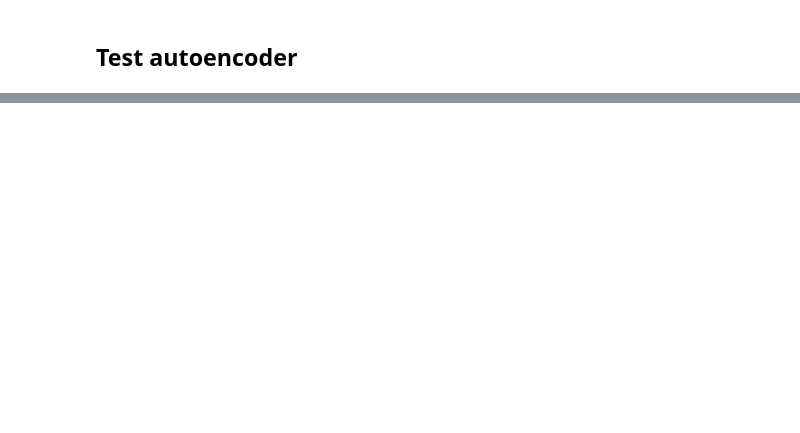
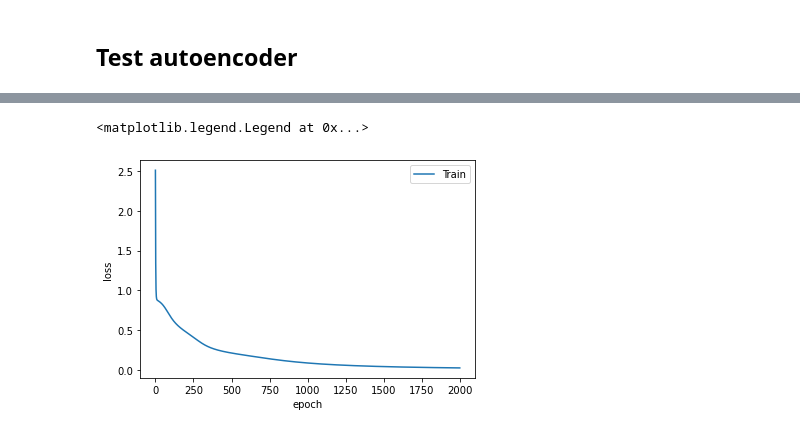
Before and after one commit to maggietsui/Project3, a Jupyter notebook: Maggie_Tsui_BMI203_HW3.ipynb, the cells around one changed output, grey strips where cells are left out. Drawn from its saved outputs; the diff is of its cells as text; code cells hidden in the pictures; blank space fills up the shorter version.

```diff
--- a/Maggie_Tsui_BMI203_HW3.ipynb
+++ b/Maggie_Tsui_BMI203_HW3.ipynb
@@ -381,0 +370,3 @@ test = new_data[800:1000]
+# %%
+train = [[list(i),list(i)] for i in identity]
+train
@@ -382,15 +390,23 @@ test = new_data[800:1000]
 # %%
 nn = NeuralNetwork([[8,3, "sigmoid",0], [3,8, "sigmoid",0]])
-nn.lr = 0.08
-# %%
-df = nn.fit(training = train, validation = test, n_epochs=100)
+# %%
+losses = pd.DataFrame(columns = ['Epoch', 'Train'])
+nn.lr = 0.3
+for epoch in range(2000):
+    if epoch == 5000:
+        nn.lr = 0.05
+    loss = nn.fit(train)
+    losses = losses.append({'Epoch' : epoch, 'Train' : loss}, ignore_index=True)
 # %%
 import matplotlib.pyplot as plt
 fig,ax = plt.subplots()
 
-for name in ['Train','Validation']:
-    ax.plot(df['Epoch'],df[name], label=name)
+for name in ['Train']:
+    ax.plot(losses['Epoch'],losses[name], label=name)
 
 ax.set_xlabel("epoch")
 ax.set_ylabel("loss")
 ax.legend(loc='best')
+# %% [output]
+<matplotlib.legend.Legend at 0x...>
+[figure, added]
```
Also changed, not shown: parts of 32 cells of this notebook.
